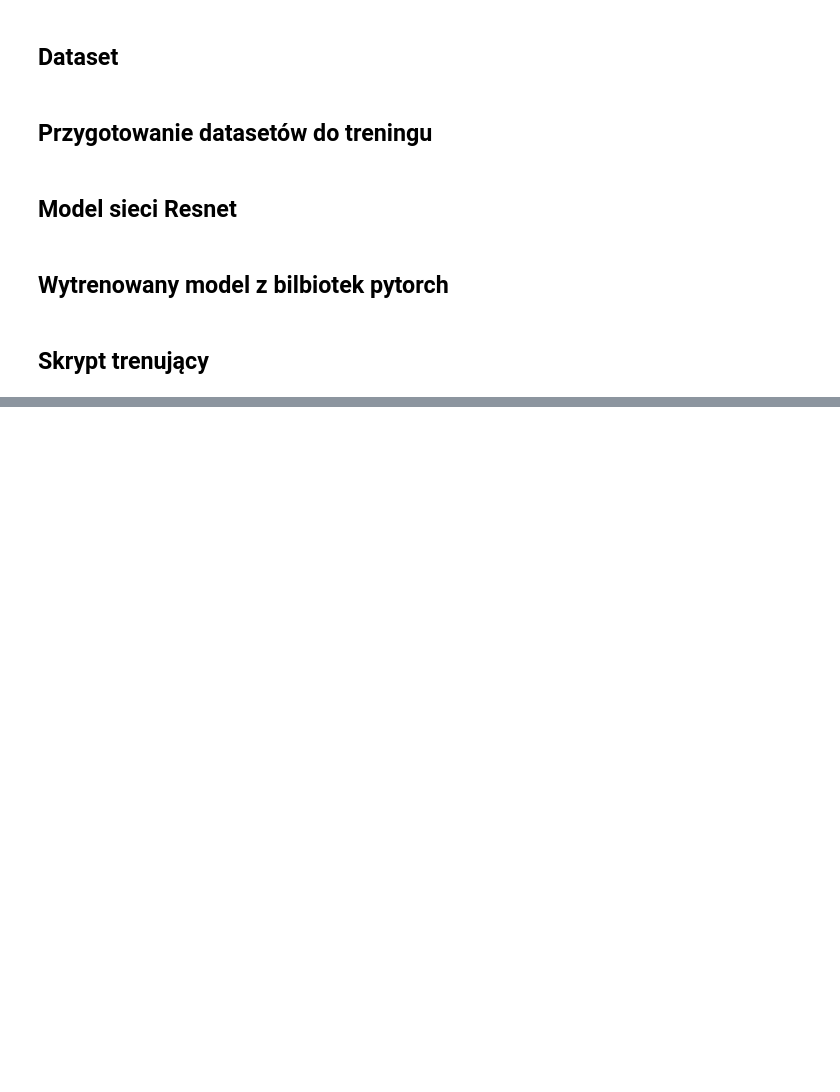
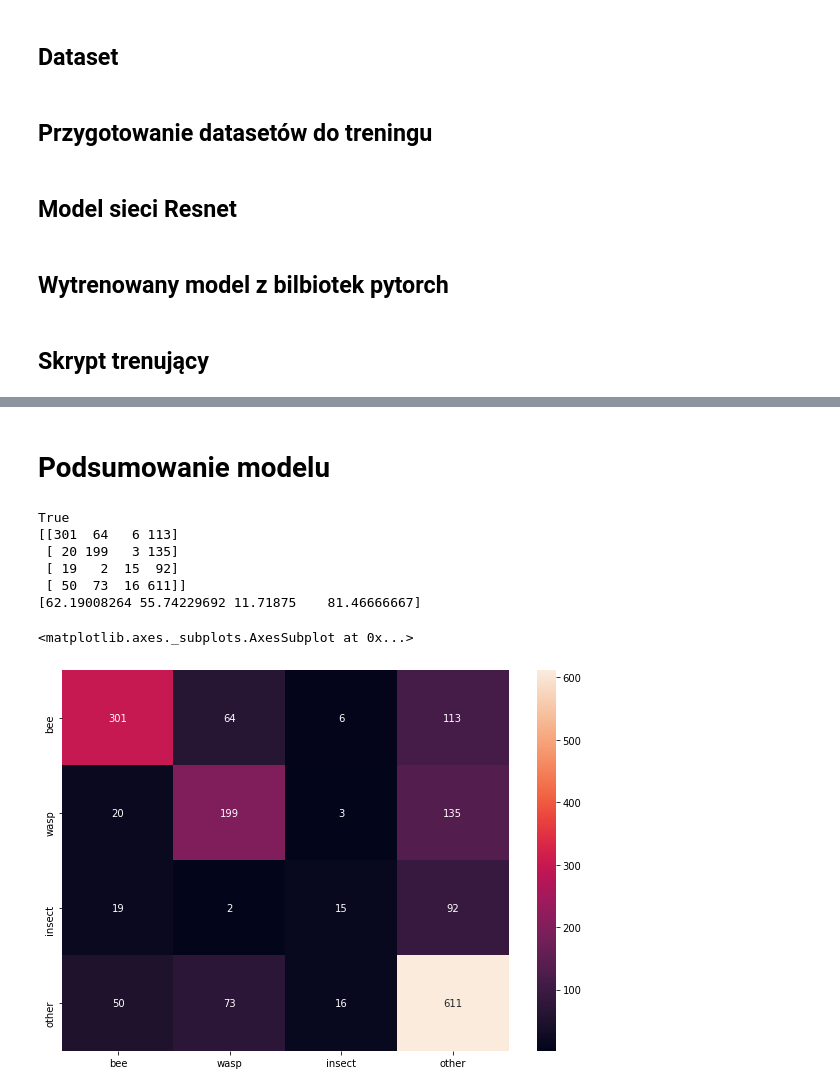
Before and after one commit to tomek1911/bee-or-wasp-deep-learning, a Jupyter notebook: bee_vs_wasp.ipynb, the cells around one changed output, grey strips where cells are left out. Saved outputs shown, nothing was run; the diff lists cells and outputs as text; code cells hidden in the pictures; blank space fills up the shorter version.

```diff
--- a/bee_vs_wasp.ipynb
+++ b/bee_vs_wasp.ipynb
@@ -461,0 +496,57 @@ Epoch 0/99
+# %% [markdown]
+# Podsumowanie modelu
+# %%
+from sklearn.metrics import confusion_matrix
+
+model_ft = Net()
+model_ft.load_state_dict(torch.load("/content/kaggle_bee_vs_wasp/checkpoint.pth"))
+use_cuda = torch.cuda.is_available()
+print(use_cuda)
+device = torch.device("cuda" if use_cuda else "cpu")
+model_ft.cuda()
+model_ft.eval()
+
+nb_classes = 4
+
+# Initialize the prediction and label lists(tensors)
+predlist=torch.zeros(0,dtype=torch.long, device='cpu')
+lbllist=torch.zeros(0,dtype=torch.long, device='cpu')
+
+with torch.no_grad():
+    for i, (inputs, classes) in enumerate(dataloaders['val']):
+        inputs = inputs.to(device)
+        classes = classes.to(device)
+        outputs = model_ft(inputs)
+        _, preds = torch.max(outputs, 1)
+
+        # Append batch prediction results
+        predlist=torch.cat([predlist,preds.view(-1).cpu()])
+        lbllist=torch.cat([lbllist,classes.view(-1).cpu()])
+
+# Confusion matrix
+conf_mat=confusion_matrix(lbllist.numpy(), predlist.numpy())
+print(conf_mat)
+
+# Per-class accuracy
+class_accuracy=100*conf_mat.diagonal()/conf_mat.sum(1)
+print(class_accuracy)
+# %% [output]
+True
+[[301  64   6 113]
+ [ 20 199   3 135]
+ [ 19   2  15  92]
+ [ 50  73  16 611]]
+[62.19008264 55.74229692 11.71875    81.46666667]
+# %%
+import seaborn as sn
+import pandas as pd
+import matplotlib.pyplot as plt
+
+
+df_cm = pd.DataFrame(conf_mat, index = [i for i in ['bee', 'wasp', 'insect', 'other']],
+                  columns = [i for i in ['bee', 'wasp', 'insect', 'other']])
+plt.figure(figsize = (10,7))
+sn.heatmap(df_cm, annot=True, fmt="d")
+# %% [output]
+<matplotlib.axes._subplots.AxesSubplot at 0x...>
+[figure, added]
```
Also changed, not shown: parts of 9 cells of this notebook.
